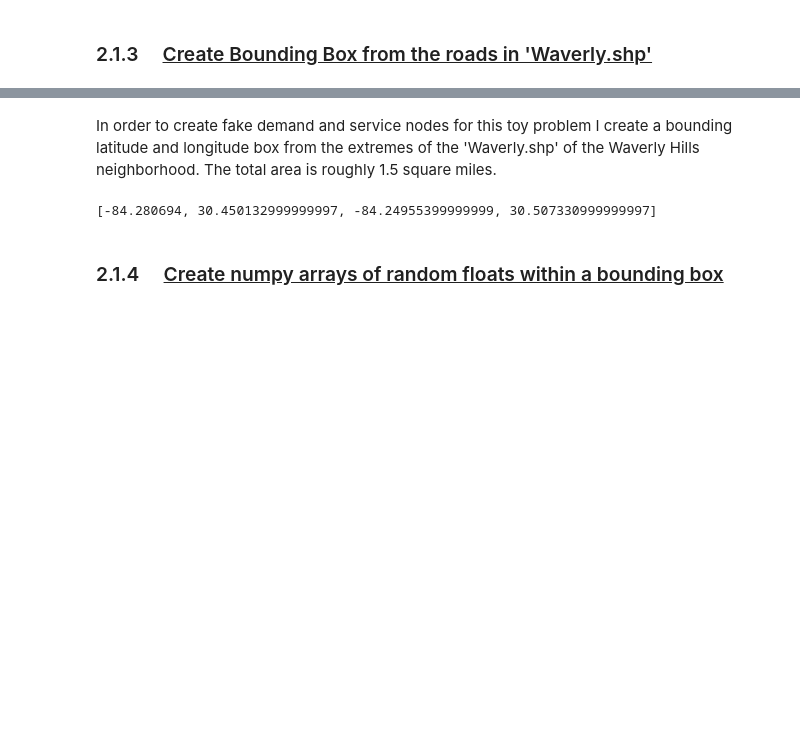
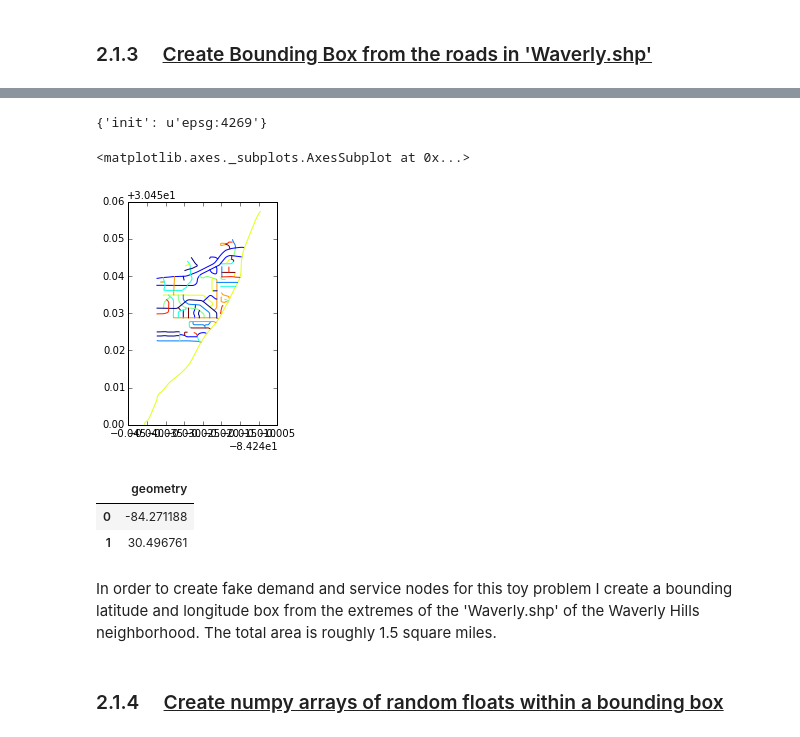
Before and after one commit to jGaboardi/NARSC__15, a Jupyter notebook: NARSC_pres_Gaboardi.ipynb, the cells around one changed output, grey strips where cells are left out. Cells and saved outputs as stored; diff of their text form; code cells hidden in the pictures; blank space fills up the shorter version.

```diff
--- a/NARSC_pres_Gaboardi.ipynb
+++ b/NARSC_pres_Gaboardi.ipynb
@@ -254,13 +291,31 @@ center_g = nx.Graph()
+# %%
+Waverly = gpd.read_file('Waverly/Waverly.shp')
+
+
+#CLI = gpd.GeoDataFrame((rand_coords_client[i] for i in rand_coords_client), columns=['geometry'])
+# %%
+print Waverly.crs
+# %% [output]
+{'init': u'epsg:4269'}
+# %%
+Waverly.plot()
+# %% [output]
+<matplotlib.axes._subplots.AxesSubplot at 0x...>
+[figure, added]
+# %%
+CLI
+# %% [output]
+|  | geometry |
+| 0 | -84.271188 |
+| 1 | 30.496761 |
 # %% [markdown]
 In order to create fake demand and service nodes for this toy problem I create a bounding latitude and longitude box from the extremes of the 'Waverly.shp' of the Waverly Hills neighborhood. The total area is roughly 1.5 square miles.
 # %%
 # Open Waverly.shp
-shp_W = ps.open('Waverly/Waverly.shp')
+#shp_W = ps.open('Waverly/Waverly.shp')
 
 # Create bounding box from Waverly.shp
-shp_W.bbox
+#shp_W.bbox
-# %% [output]
-[-84.280694, 30.450132999999997, -84.24955399999999, 30.507330999999997]
 # %% [markdown]
 ### 2.1.4 &nbsp;&nbsp;&nbsp;&nbsp;<u>Create numpy arrays of random floats within a  bounding box</u>
 # %% [markdown]
```
Also changed, not shown: parts of 28 cells of this notebook.
